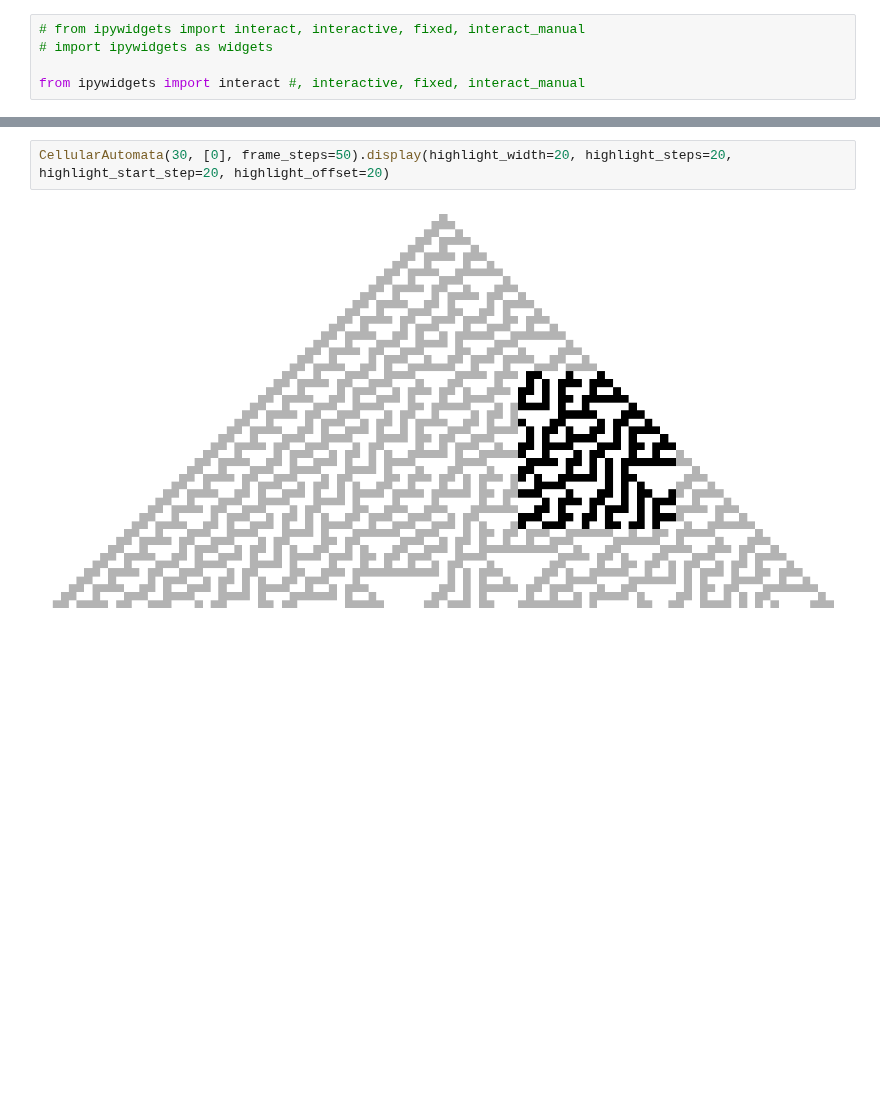
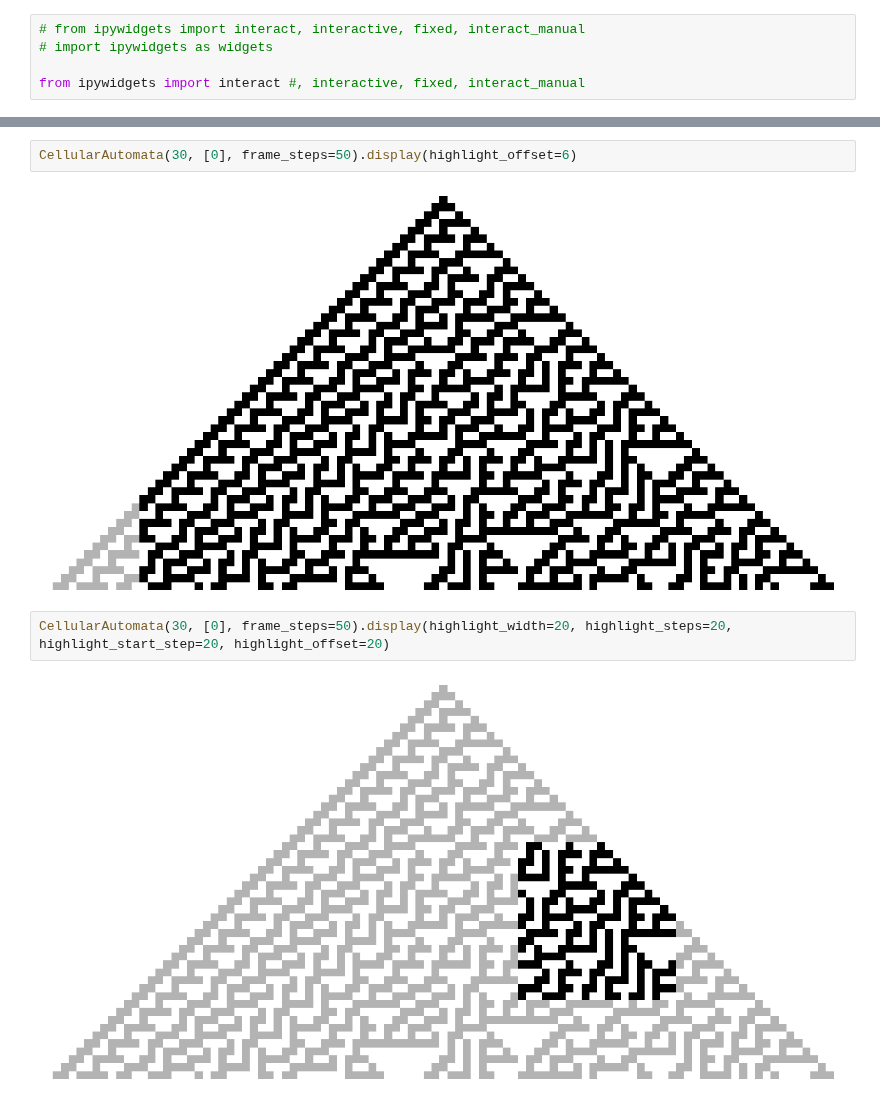
Before and after one commit to orome/automata-py, a Jupyter notebook: demo.ipynb, the cells around one changed output, grey strips where cells are left out. Drawn from its saved outputs; the diff is of its cells as text; blank space fills up the shorter version.

```diff
--- a/demo.ipynb
+++ b/demo.ipynb
@@ -18,3 +14,7 @@ CellularAutomata(30, [-1, 1], frame_steps=50).display(highlight_width=10, highli
+# %%
+CellularAutomata(30, [0], frame_steps=50).display(highlight_offset=6)
+# %% [output]
+[figure, added]
 # %%
 CellularAutomata(30, [0], frame_steps=50).display(highlight_width=20, highlight_steps=20, highlight_start_step=20, highlight_offset=20)
 # %% [output]
```
Also changed, not shown: parts of 9 cells of this notebook, 1 other file.
